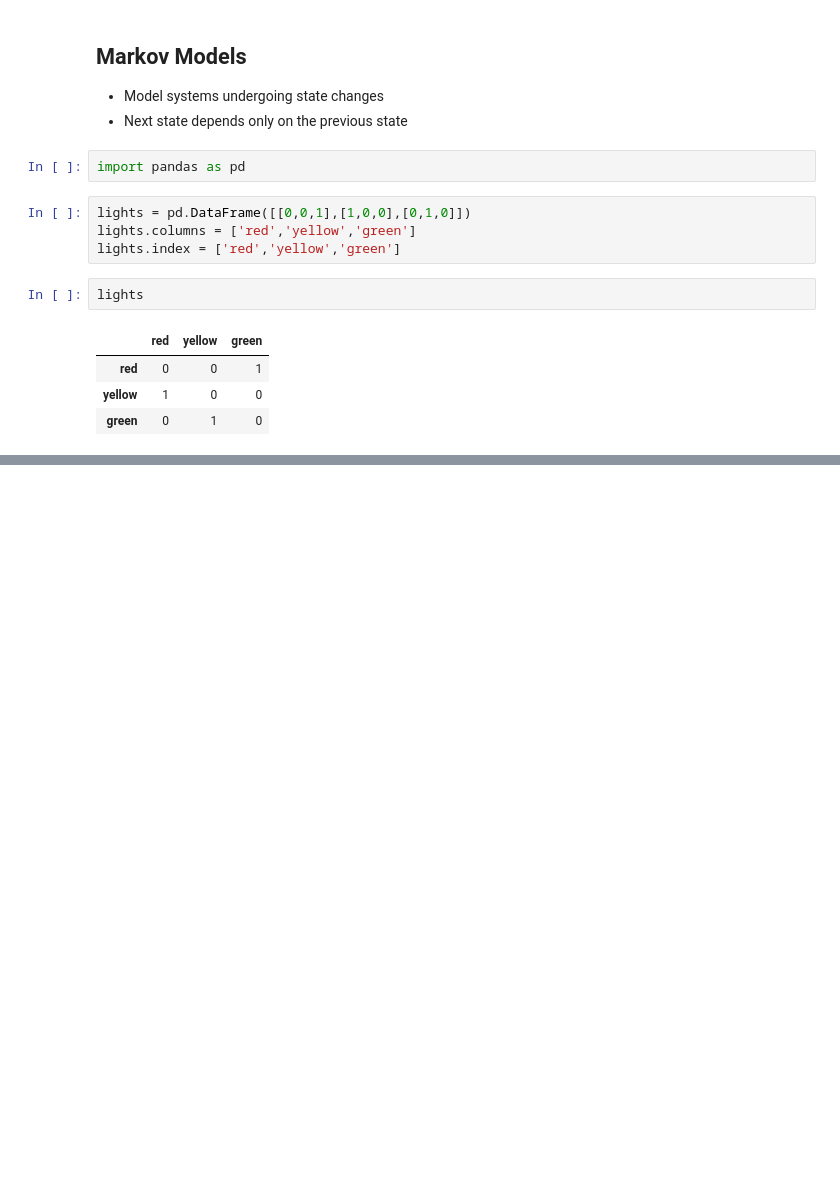
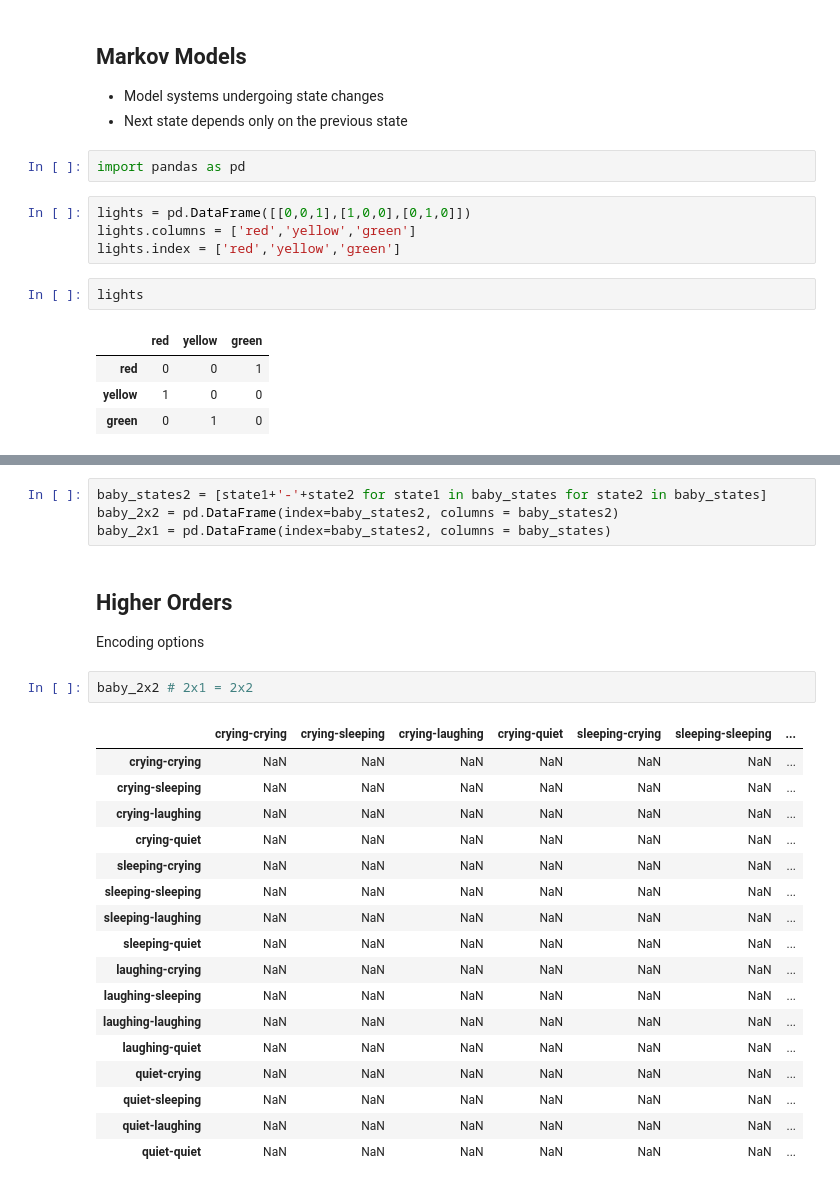
Before and after one commit to JohnPaton/engl_ish, a Jupyter notebook: PyData Slides.ipynb, the cells around one changed output, grey strips where cells are left out. Saved outputs shown, nothing was run; the diff lists cells and outputs as text; blank space fills up the shorter version.

```diff
--- a/PyData Slides.ipynb
+++ b/PyData Slides.ipynb
@@ -97,0 +149,28 @@ Slightly less trivial...
+# %%
+baby_states2 = [state1+'-'+state2 for state1 in baby_states for state2 in baby_states]
+baby_2x2 = pd.DataFrame(index=baby_states2, columns = baby_states2)
+baby_2x1 = pd.DataFrame(index=baby_states2, columns = baby_states)
+# %% [markdown]
+Higher Orders
+----
+Encoding options
+# %%
+baby_2x2 # 2x1 = 2x2
+# %% [output]
+|  | crying-crying | crying-sleeping | crying-laughing | crying-quiet | sleeping-crying | sleeping-sleeping | ... |
+| crying-crying | NaN | NaN | NaN | NaN | NaN | NaN | ... |
+| crying-sleeping | NaN | NaN | NaN | NaN | NaN | NaN | ... |
+| crying-laughing | NaN | NaN | NaN | NaN | NaN | NaN | ... |
+| crying-quiet | NaN | NaN | NaN | NaN | NaN | NaN | ... |
+| sleeping-crying | NaN | NaN | NaN | NaN | NaN | NaN | ... |
+| sleeping-sleeping | NaN | NaN | NaN | NaN | NaN | NaN | ... |
+| sleeping-laughing | NaN | NaN | NaN | NaN | NaN | NaN | ... |
+| sleeping-quiet | NaN | NaN | NaN | NaN | NaN | NaN | ... |
+| laughing-crying | NaN | NaN | NaN | NaN | NaN | NaN | ... |
+| laughing-sleeping | NaN | NaN | NaN | NaN | NaN | NaN | ... |
+| laughing-laughing | NaN | NaN | NaN | NaN | NaN | NaN | ... |
+| laughing-quiet | NaN | NaN | NaN | NaN | NaN | NaN | ... |
+| quiet-crying | NaN | NaN | NaN | NaN | NaN | NaN | ... |
+| quiet-sleeping | NaN | NaN | NaN | NaN | NaN | NaN | ... |
+| quiet-laughing | NaN | NaN | NaN | NaN | NaN | NaN | ... |
+| quiet-quiet | NaN | NaN | NaN | NaN | NaN | NaN | ... |
```
Also changed, not shown: parts of 38 cells of this notebook, 10 other files.
